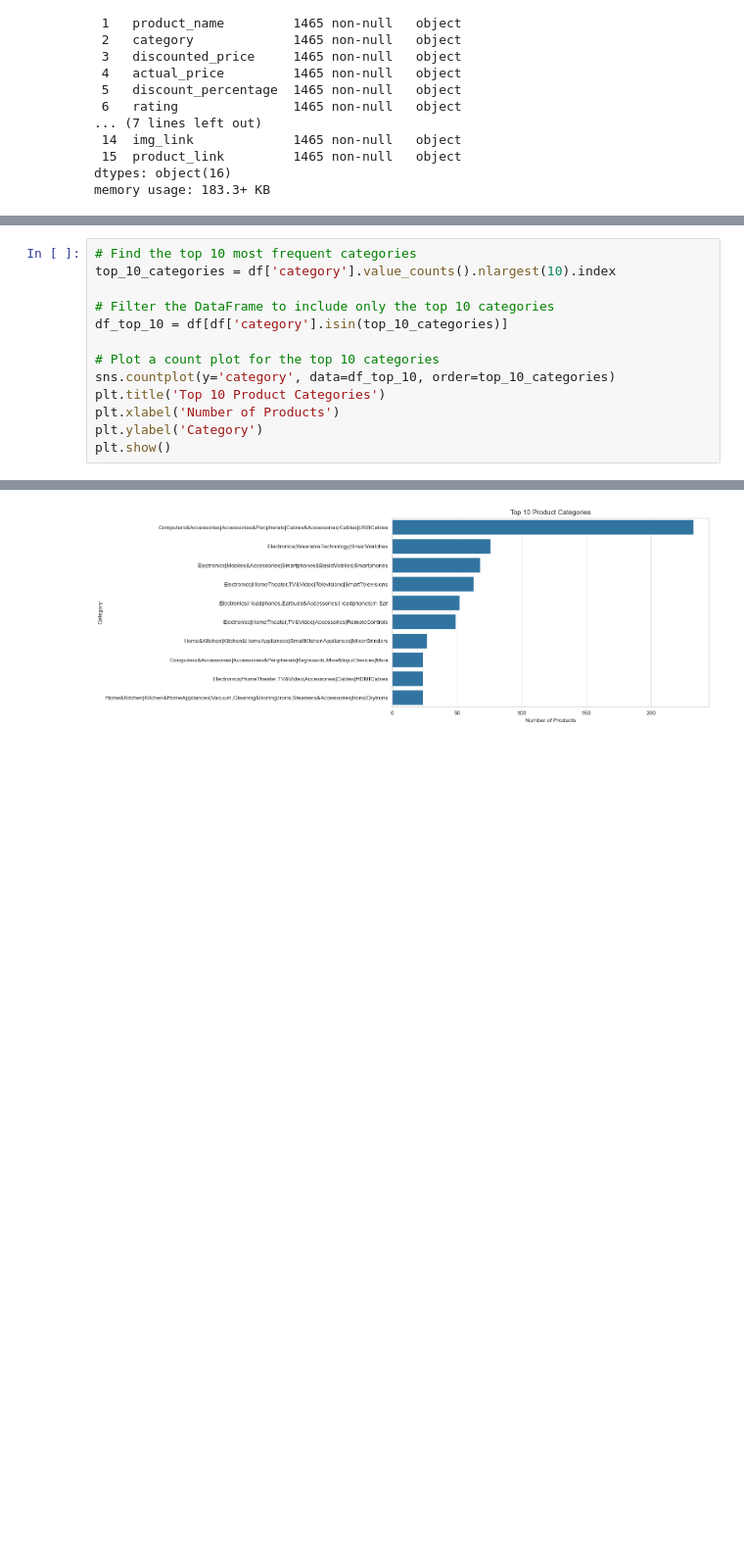
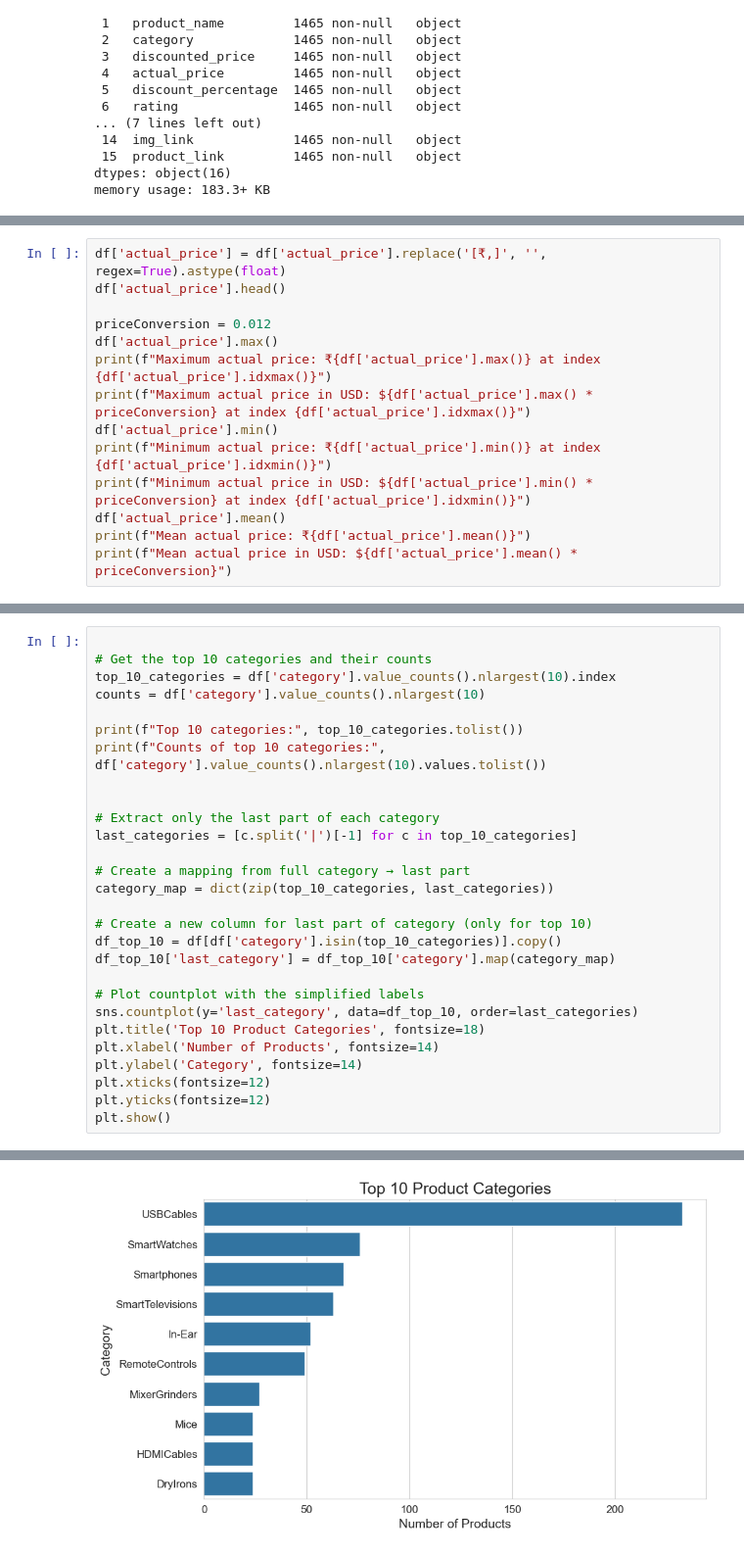
Before and after one commit to esthermao/CS4342_finalproject, a Jupyter notebook: EDA.ipynb, the cells around one changed output, grey strips where cells are left out. Shown: that part at 98% size. Saved outputs shown, nothing was run; the diff lists cells and outputs as text; blank space fills up the shorter version.

Commit message:
better graphs and stats about prices

```diff
--- a/EDA.ipynb
+++ b/EDA.ipynb
@@ -56,3 +56,17 @@ df.describe()
 | unique | 1351 | 1337 | 211 | 550 | 449 | 92 | 28 | ... |
 | top | B08WRWPM22 | Fire-Boltt Ninja Call Pro Plus 1.... | Computers&Accessories|Accessories... | ₹199 | ₹999 | 50% | 4.1 | ... |
 | freq | 3 | 5 | 233 | 53 | 120 | 56 | 244 | ... |
+# %%
+df['actual_price'] = df['actual_price'].replace('[₹,]', '', regex=True).astype(float)
+df['actual_price'].head()
+
+priceConversion = 0.012
+df['actual_price'].max()
+print(f"Maximum actual price: ₹{df['actual_price'].max()} at index {df['actual_price'].idxmax()}")
+print(f"Maximum actual price in USD: ${df['actual_price'].max() * priceConversion} at index {df['actual_price'].idxmax()}")
+df['actual_price'].min()
+print(f"Minimum actual price: ₹{df['actual_price'].min()} at index {df['actual_price'].idxmin()}")
+print(f"Minimum actual price in USD: ${df['actual_price'].min() * priceConversion} at index {df['actual_price'].idxmin()}")
+df['actual_price'].mean()
+print(f"Mean actual price: ₹{df['actual_price'].mean()}")
+print(f"Mean actual price in USD: ${df['actual_price'].mean() * priceConversion}")
@@ -89,14 +112,29 @@ plt.show()
 # %%
-# Find the top 10 most frequent categories
+
+# Get the top 10 categories and their counts
 top_10_categories = df['category'].value_counts().nlargest(10).index
+counts = df['category'].value_counts().nlargest(10)
 
-# Filter the DataFrame to include only the top 10 categories
-df_top_10 = df[df['category'].isin(top_10_categories)]
+print(f"Top 10 categories:", top_10_categories.tolist())
+print(f"Counts of top 10 categories:", df['category'].value_counts().nlargest(10).values.tolist())
 
-# Plot a count plot for the top 10 categories
-sns.countplot(y='category', data=df_top_10, order=top_10_categories)
-plt.title('Top 10 Product Categories')
-plt.xlabel('Number of Products')
-plt.ylabel('Category')
+
+# Extract only the last part of each category
+last_categories = [c.split('|')[-1] for c in top_10_categories]
+
+# Create a mapping from full category → last part
+category_map = dict(zip(top_10_categories, last_categories))
+
+# Create a new column for last part of category (only for top 10)
+df_top_10 = df[df['category'].isin(top_10_categories)].copy()
+df_top_10['last_category'] = df_top_10['category'].map(category_map)
+
+# Plot countplot with the simplified labels
+sns.countplot(y='last_category', data=df_top_10, order=last_categories)
+plt.title('Top 10 Product Categories', fontsize=18)
+plt.xlabel('Number of Products', fontsize=14)
+plt.ylabel('Category', fontsize=14)
+plt.xticks(fontsize=12)
+plt.yticks(fontsize=12)
 plt.show()
 # %% [output]
@@ -103,4 +143,4 @@ plt.show()
-[figure, old version]
+[figure, new version]
 # %%
 # Create a scatter plot of rating vs. actual_price
 sns.scatterplot(x='actual_price', y='rating', data=df, alpha=0.5)
```
Also changed, not shown: parts of 4 cells of this notebook.
